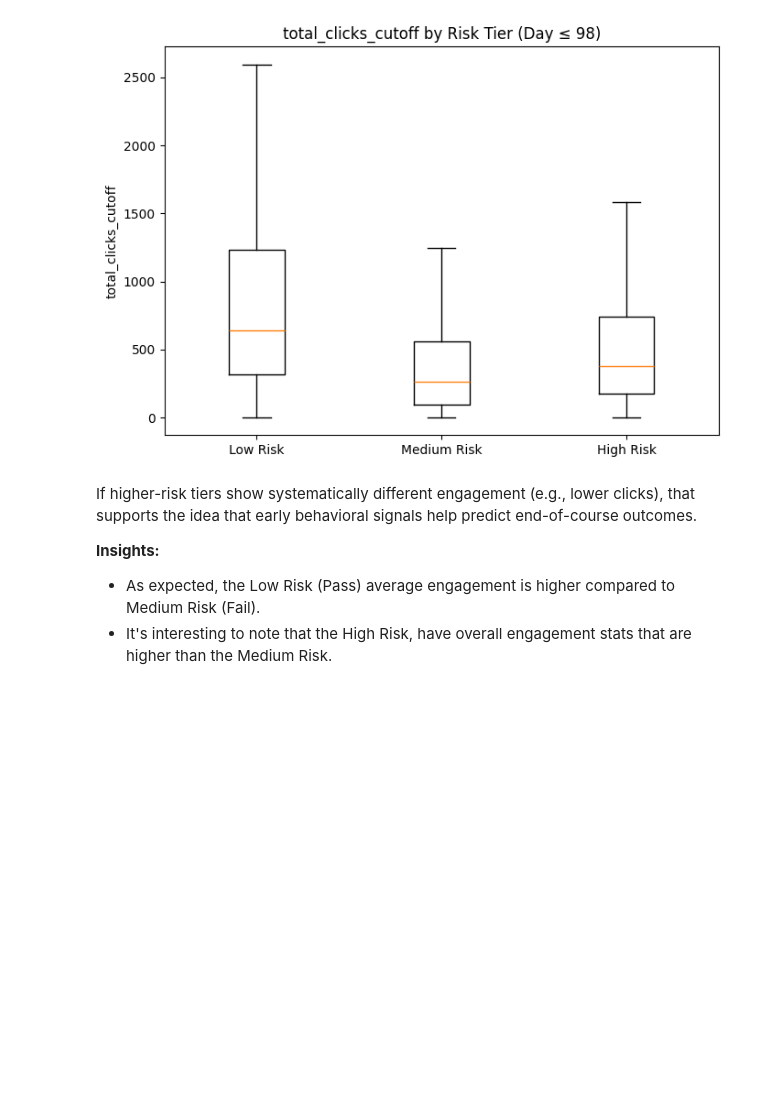
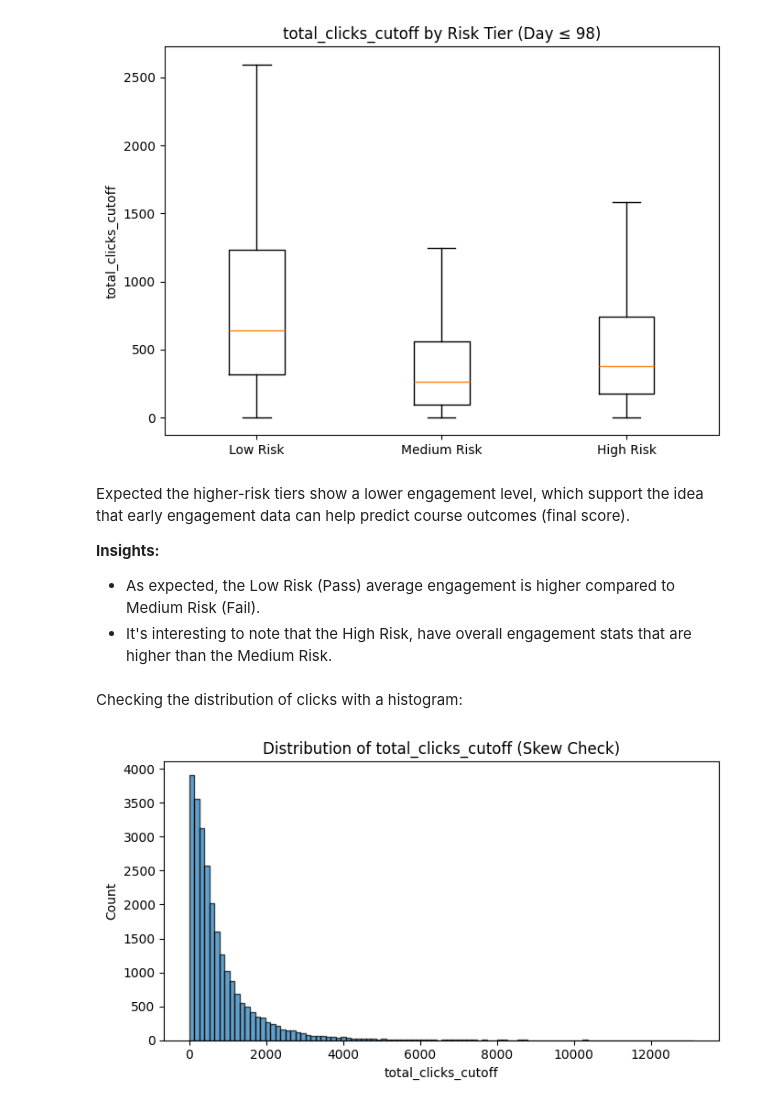
Before and after one commit to dataweby/ToU-Classification, a Jupyter notebook: notebooks/01_dataset_preprocessing.ipynb, the cells around one changed output. Saved outputs shown, nothing was run; the diff lists cells and outputs as text; code cells hidden in the pictures; blank space fills up the shorter version.

Commit message:
Additional EDA and figures added.

```diff
--- a/notebooks/01_dataset_preprocessing.ipynb
+++ b/notebooks/01_dataset_preprocessing.ipynb
@@ -885,8 +889,27 @@ plt.show()
 # %% [output]
 [figure]
 # %% [markdown]
- If higher-risk tiers show systematically different engagement (e.g., lower clicks), that supports the idea that early behavioral signals help predict end-of-course outcomes.
+Expected the higher-risk tiers show a lower engagement level, which support the idea that early engagement data can help predict course outcomes (final score).
 
  **Insights:**
  - As expected, the Low Risk (Pass) average engagement is higher compared to Medium Risk (Fail).
  - It's interesting to note that the High Risk, have overall engagement stats that are higher than the Medium Risk.
+# %% [markdown]
+Checking the distribution of clicks with a histogram:
+# %%
+# Plot distribution of total_clicks_cutoff
+
+# Prepare data
+vals = df[feature_for_plot].dropna().values
+
+# Plot histograms
+fig, ax = plt.subplots(figsize=(7, 4))
+ax.hist(vals, bins=100, edgecolor='black', alpha=0.7)
+ax.set_title(f"Distribution of {feature_for_plot} (Skew Check)")
+ax.set_xlabel(feature_for_plot)
+ax.set_ylabel("Count")
+plt.tight_layout()
+plt.savefig(FIG_DIR / "visual_8_total_clicks_distribution.png", dpi=200)
+plt.show()
+# %% [output]
+[figure, added]
```
Also changed, not shown: parts of 3 cells of this notebook, 2 other files.
